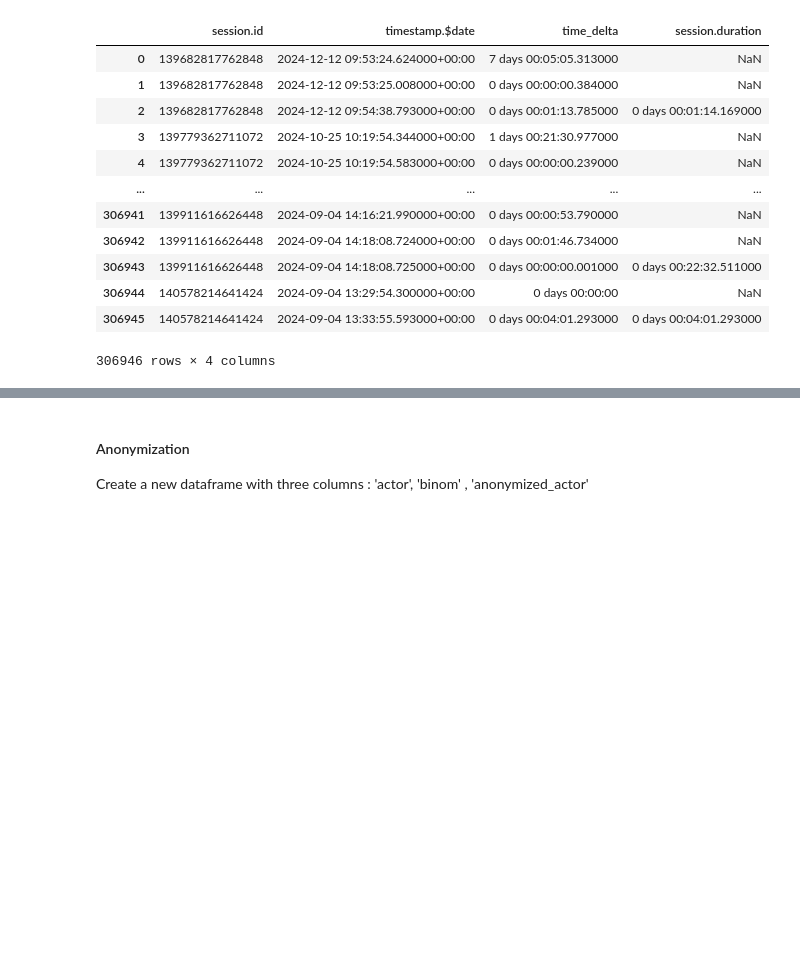
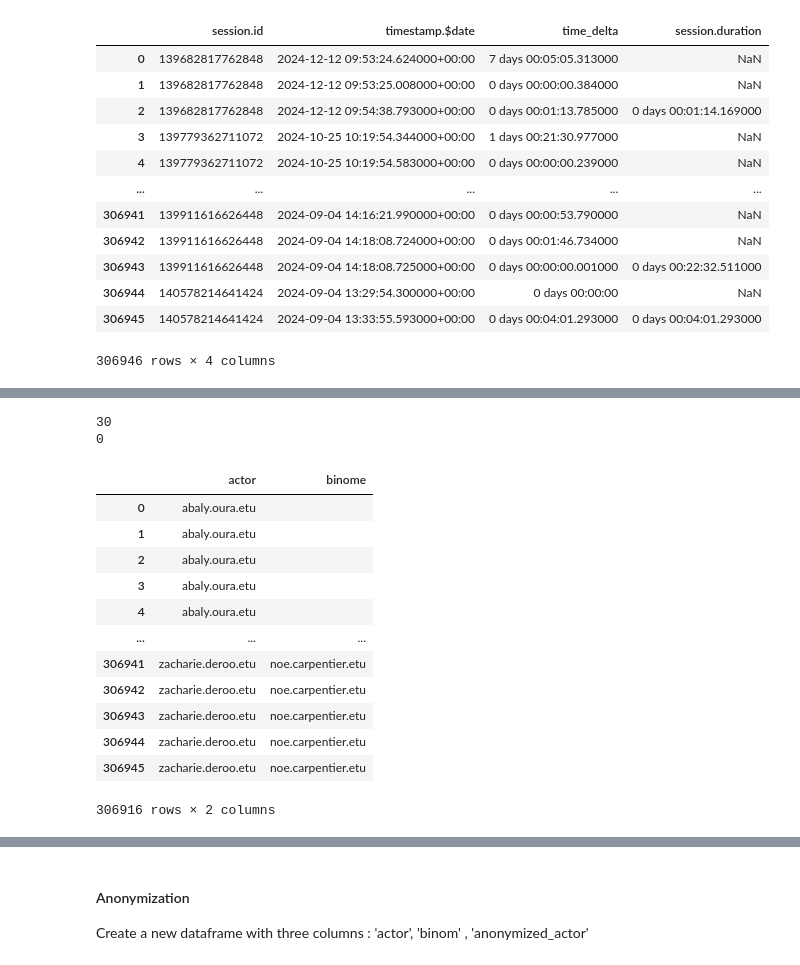
Before and after one commit to sana-mirahsani/ApprentissagePython-Tests, a Jupyter notebook: notebooks/main.ipynb, the cells around one changed output, grey strips where cells are left out. Cells and saved outputs as stored; diff of their text form; code cells hidden in the pictures; blank space fills up the shorter version.

Commit message:
data_cleaning.py is changed and works

```diff
--- a/notebooks/main.ipynb
+++ b/notebooks/main.ipynb
@@ -118,0 +159,26 @@ array(['abaly.oura.etu/', 'abaly.oura.etu',
+# %%
+# 3. Delete all rows of nebut
+print(len(df[df['actor'] == 'nebut/'])) # Before
+df = data_cleaning.delete_actor_lines(df, "nebut/")
+print(len(df[df['actor'] == 'nebut/'])) # After
+# %% [output]
+30
+0
+# %%
+# 4. Split actor and binome into 2 columns
+df = data_cleaning.split_actor_binome(df)
+df[['actor','binome']]
+# %% [output]
+|  | actor | binome |
+| 0 | abaly.oura.etu |  |
+| 1 | abaly.oura.etu |  |
+| 2 | abaly.oura.etu |  |
+| 3 | abaly.oura.etu |  |
+| 4 | abaly.oura.etu |  |
+| ... | ... | ... |
+| 306941 | zacharie.deroo.etu | noe.carpentier.etu |
+| 306942 | zacharie.deroo.etu | noe.carpentier.etu |
+| 306943 | zacharie.deroo.etu | noe.carpentier.etu |
+| 306944 | zacharie.deroo.etu | noe.carpentier.etu |
+| 306945 | zacharie.deroo.etu | noe.carpentier.etu |
+306916 rows × 2 columns
```
Also changed, not shown: parts of 26 cells of this notebook, 2 other files.
